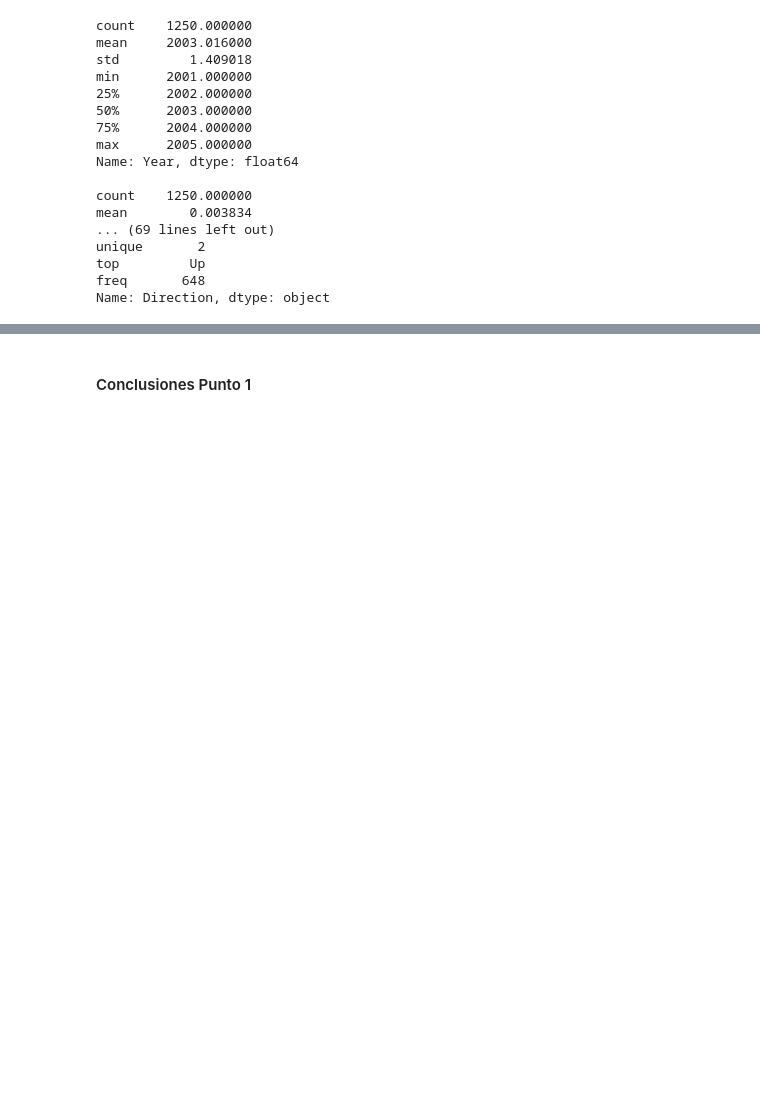
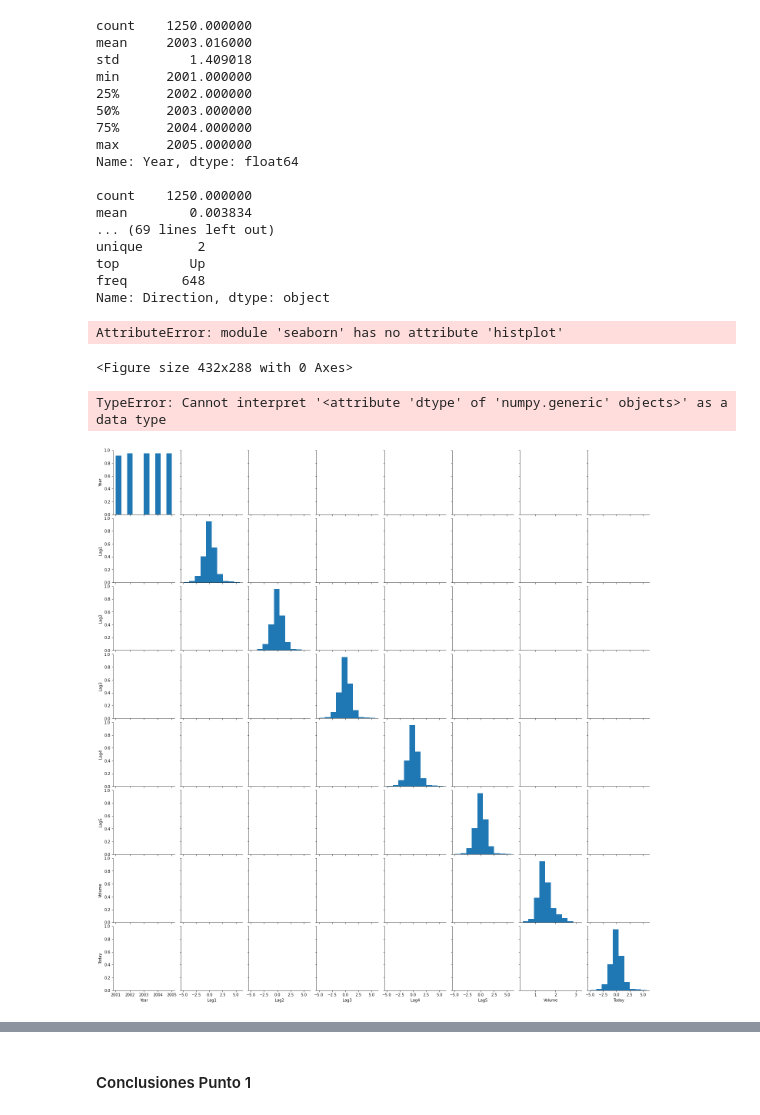
Before and after one commit to mpcortesr91/Intro_ML, a Jupyter notebook: Semana 3/Caso implementación de modelos de clasificación lineales.ipynb, the cells around one changed output, grey strips where cells are left out. Drawn from its saved outputs; the diff is of its cells as text; code cells hidden in the pictures; blank space fills up the shorter version.

```diff
--- a/Semana 3/Caso implementación de modelos de clasificación lineales.ipynb
+++ b/Semana 3/Caso implementación de modelos de clasificación lineales.ipynb
@@ -123,3 +117,19 @@ unique       2
 top         Up
 freq       648
 Name: Direction, dtype: object
+# %%
+#Histogramas
+df2 = df1.drop(['Direction'], axis=1)
+for i, col in enumerate(df2.columns):
+    plt.figure(i)
+    sns.histplot(df2[col], bins=10, kde=True)
+# %% [output]
+AttributeError: module 'seaborn' has no attribute 'histplot'
+<Figure size 432x288 with 0 Axes>
+# %%
+#Correlograma
+sns.pairplot(df2, kind='scatter')
+plt.show()
+# %% [output]
+TypeError: Cannot interpret '<attribute 'dtype' of 'numpy.generic' objects>' as a data type
+[figure, added]
```
Also changed, not shown: parts of 30 cells of this notebook.
